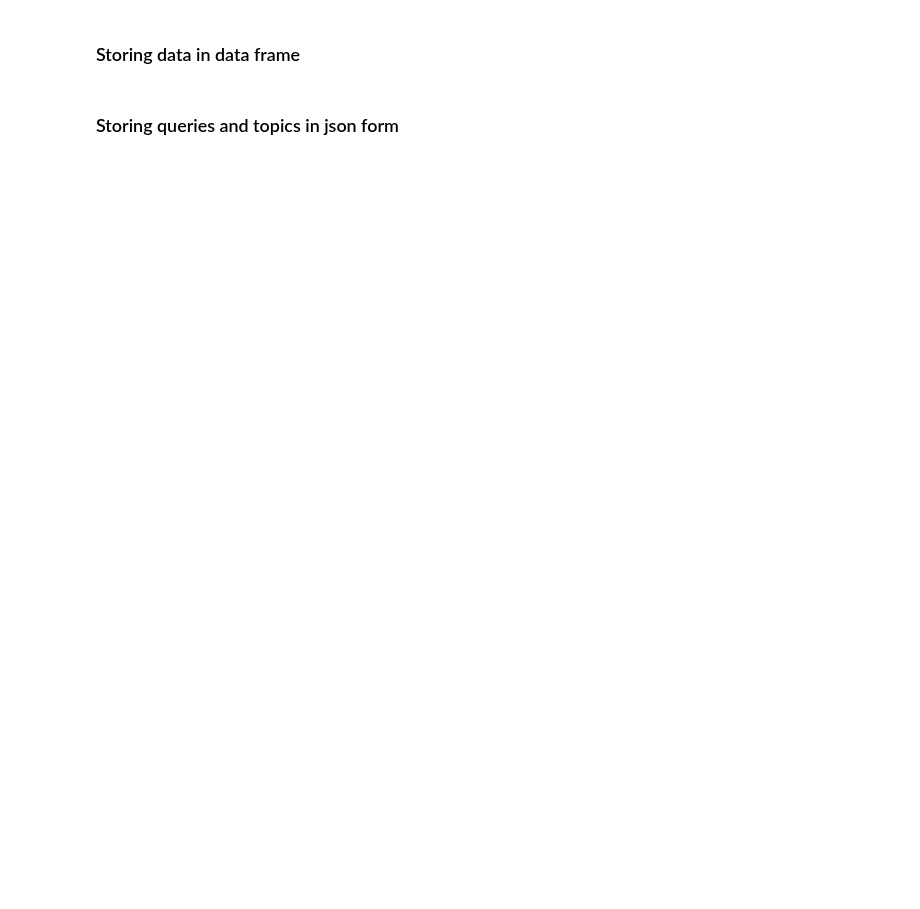
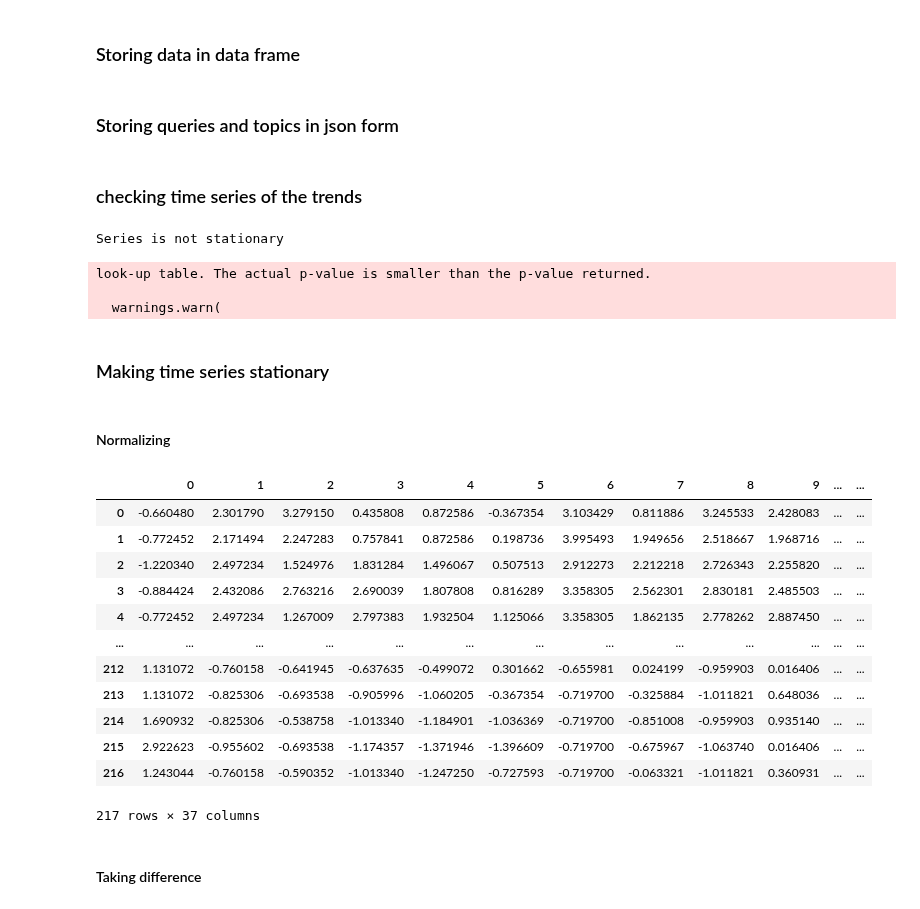
Before and after one commit to ubco-mds-2021-labs/capstone-project-googletrends_capstone, a Jupyter notebook: src/notebooks/retailsales_notebook.ipynb, the cells around one changed output. Saved outputs shown, nothing was run; the diff lists cells and outputs as text; code cells hidden in the pictures; blank space fills up the shorter version.

```diff
--- a/src/notebooks/retailsales_notebook.ipynb
+++ b/src/notebooks/retailsales_notebook.ipynb
@@ -275,3 +245,5 @@ with open('queries.json', 'w') as fp:
 #Topics
 with open('topics.json', 'w') as fp:
     json.dump(keywordsDictTopic, fp,  indent=4)
+# %% [markdown]
+### checking time series of the trends
@@ -277,0 +253,32 @@ with open('topics.json', 'w') as fp:
+# %%
+kpss_test(retailtrends['47'])
+# %% [output]
+Series is not stationary
+look-up table. The actual p-value is smaller than the p-value returned.
+
+  warnings.warn(
+# %% [markdown]
+### Making time series stationary
+# %% [markdown]
+#### Normalizing
+# %%
+scaler = StandardScaler()
+scaler.fit(retailtrends)
+scaled_df = pd.DataFrame(scaler.transform(retailtrends))
+scaled_df
+# %% [output]
+|  | 0 | 1 | 2 | 3 | 4 | 5 | 6 | 7 | 8 | 9 | ... | ... |
+| 0 | -0.660480 | 2.301790 | 3.279150 | 0.435808 | 0.872586 | -0.367354 | 3.103429 | 0.811886 | 3.245533 | 2.428083 | ... | ... |
+| 1 | -0.772452 | 2.171494 | 2.247283 | 0.757841 | 0.872586 | 0.198736 | 3.995493 | 1.949656 | 2.518667 | 1.968716 | ... | ... |
+| 2 | -1.220340 | 2.497234 | 1.524976 | 1.831284 | 1.496067 | 0.507513 | 2.912273 | 2.212218 | 2.726343 | 2.255820 | ... | ... |
+| 3 | -0.884424 | 2.432086 | 2.763216 | 2.690039 | 1.807808 | 0.816289 | 3.358305 | 2.562301 | 2.830181 | 2.485503 | ... | ... |
+| 4 | -0.772452 | 2.497234 | 1.267009 | 2.797383 | 1.932504 | 1.125066 | 3.358305 | 1.862135 | 2.778262 | 2.887450 | ... | ... |
+| ... | ... | ... | ... | ... | ... | ... | ... | ... | ... | ... | ... | ... |
+| 212 | 1.131072 | -0.760158 | -0.641945 | -0.637635 | -0.499072 | 0.301662 | -0.655981 | 0.024199 | -0.959903 | 0.016406 | ... | ... |
+| 213 | 1.131072 | -0.825306 | -0.693538 | -0.905996 | -1.060205 | -0.367354 | -0.719700 | -0.325884 | -1.011821 | 0.648036 | ... | ... |
+| 214 | 1.690932 | -0.825306 | -0.538758 | -1.013340 | -1.184901 | -1.036369 | -0.719700 | -0.851008 | -0.959903 | 0.935140 | ... | ... |
+| 215 | 2.922623 | -0.955602 | -0.693538 | -1.174357 | -1.371946 | -1.396609 | -0.719700 | -0.675967 | -1.063740 | 0.016406 | ... | ... |
+| 216 | 1.243044 | -0.760158 | -0.590352 | -1.013340 | -1.247250 | -0.727593 | -0.719700 | -0.063321 | -1.011821 | 0.360931 | ... | ... |
+217 rows × 37 columns
+# %% [markdown]
+#### Taking difference
```
Also changed, not shown: parts of 11 cells of this notebook, 3 other files.
